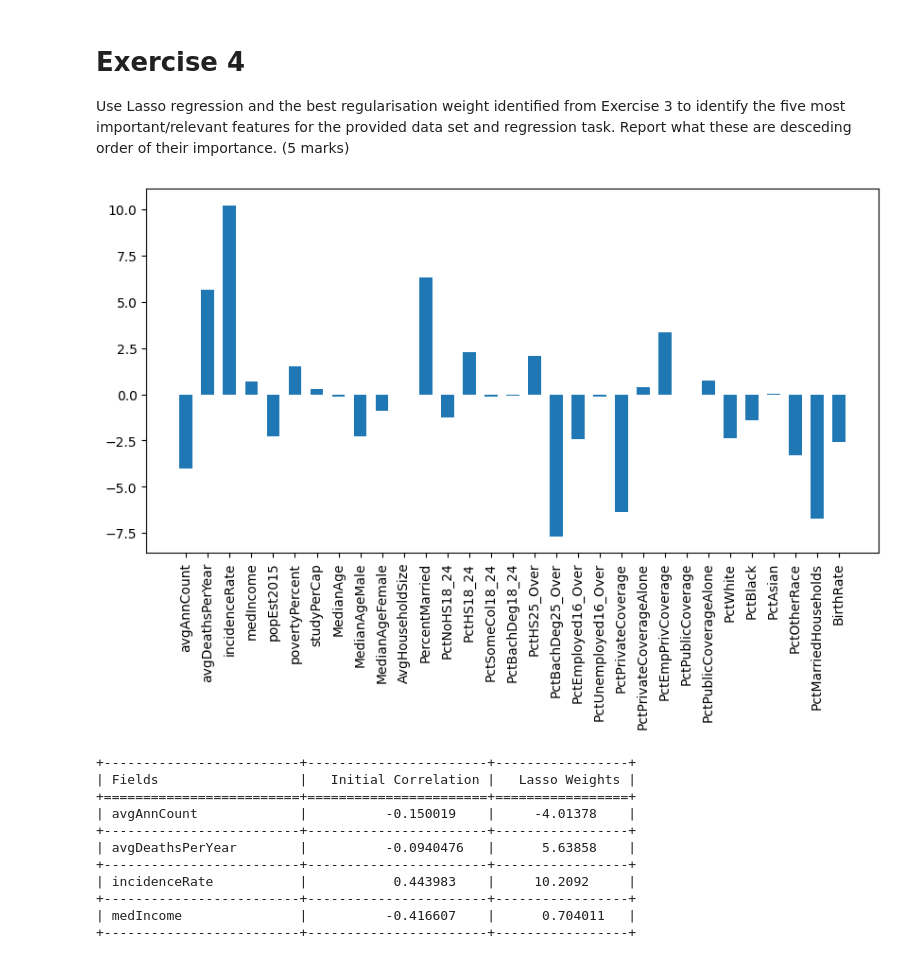
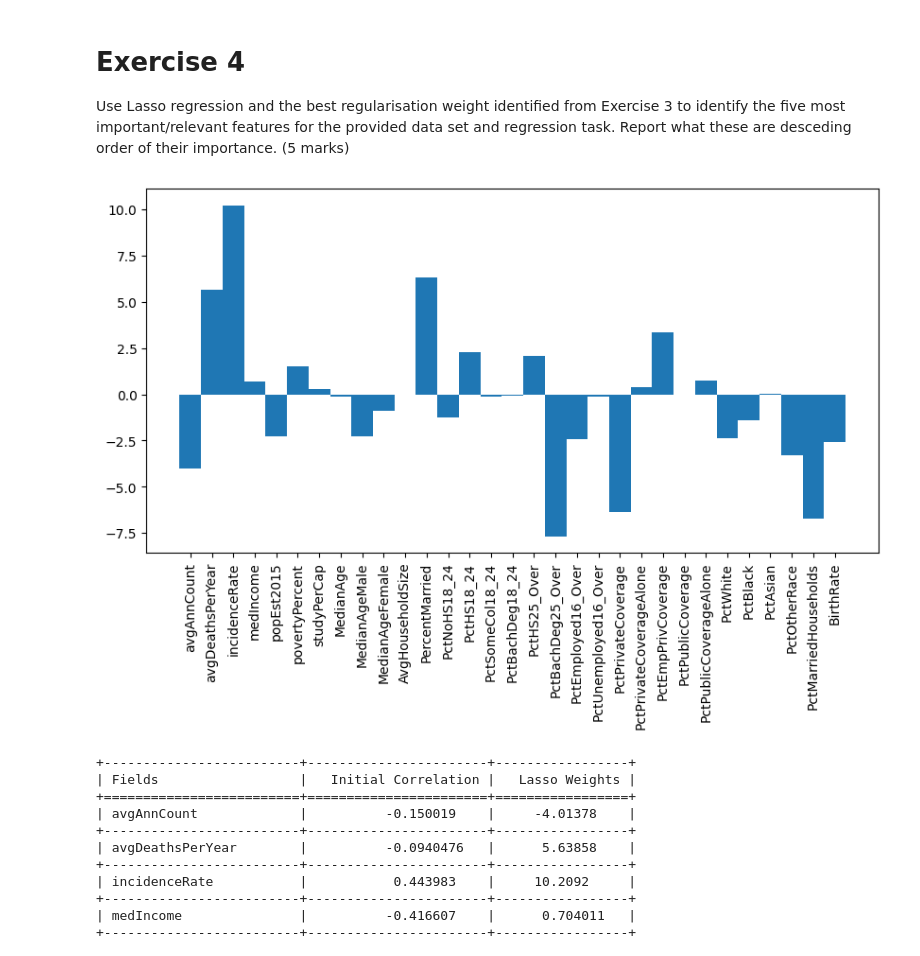
Before and after one commit to AlexandraPosta/machie-learning-pipeline, a Jupyter notebook: COMP3611_Coursework_Assessment.ipynb, the cells around one changed output. Cells and saved outputs as stored; diff of their text form; code cells hidden in the pictures.

```diff
--- a/COMP3611_Coursework_Assessment.ipynb
+++ b/COMP3611_Coursework_Assessment.ipynb
@@ -328,10 +322,11 @@ from sklearn.preprocessing import StandardScaler
 from sklearn.impute import SimpleImputer
 
 pipeline = Pipeline([
-    ('slc_attribs',SelectAttributes(list[cancer_train])),
+    ('slc_attribs',SelectAttributes(list[data_train])),
     ('imputer',SimpleImputer(strategy="median")),
     ('std_scaler',StandardScaler())
 ])
 # %%
-cancer_prepared = pipeline.fit_transform(cancer_train)
-test_prepared = pipeline.fit_transform(cancer_test)
+cancer_prepared = pipeline.fit_transform(data_train)
+
+cancer_prepared
@@ -347,15 +362,9 @@ def display_stats(train_score, rms, alpha):
 # %%
 # OLS model
 from sklearn.linear_model import LinearRegression
-from sklearn.metrics import mean_squared_error
 
 lin_reg=LinearRegression()
-lin_reg.fit(cancer_prepared, cancer_train_target)
-prediction = lin_reg.predict(test_prepared)
+lin_reg.fit(cancer_prepared, target_train)
 
-cancer_predictions = lin_reg.predict(cancer_prepared)
-lin_mse=mean_squared_error(cancer_train_target, cancer_predictions)
-lin_rmse=np.sqrt(lin_mse)
-
-display_stats(lin_reg.score(cancer_prepared, cancer_train_target), lin_rmse, 'N/A')
+display_error(lin_reg, cancer_prepared, target_train)
 # %% [output]
@@ -371,13 +379,10 @@ $$
 from sklearn.linear_model import LassoCV
 
 lasso = LassoCV() # Lasso Cross validation
-lasso.fit(cancer_prepared, cancer_train_target)
+lasso.fit(cancer_prepared, target_train)
 
-cancer_predictions_lasso = lasso.predict(cancer_prepared)
-lasso_mse=mean_squared_error(cancer_train_target, cancer_predictions_lasso)
-lasso_rmse=np.sqrt(lasso_mse)
-
-display_stats(lasso.score(cancer_prepared, cancer_train_target), lasso_rmse, lasso.alpha_)
+display_error(lasso, cancer_prepared, target_train)
+print('Best alpha:', lasso.alpha_)
 
 best_lasso_alpha = lasso.alpha_
 # %% [output]
@@ -435,15 +437,15 @@ Standard deviation: 1.1031571889357816
 
 Use Lasso regression and the best regularisation weight identified from Exercise 3 to identify the five most important/relevant features for the provided data set and regression task. Report what these are desceding order of their importance. (5 marks)
 # %%
-x = list(cancer_train.columns)
+x = list(data_train.columns)
 y = list(lasso.coef_)
 
 fig = plt.figure(figsize = (10, 5))
-plt.bar(x, y, width = 0.6)
+plt.bar(x, y, width = 1)
 plt.xticks(rotation='vertical')
 plt.show()
 # %% [output]
-[figure, old version]
+[figure, new version]
 # %%
 comparison_table = []
 comparison_head = ["Fields", "Initial Correlation", "Lasso Weights"]
```
Also changed, not shown: parts of 14 cells of this notebook.
